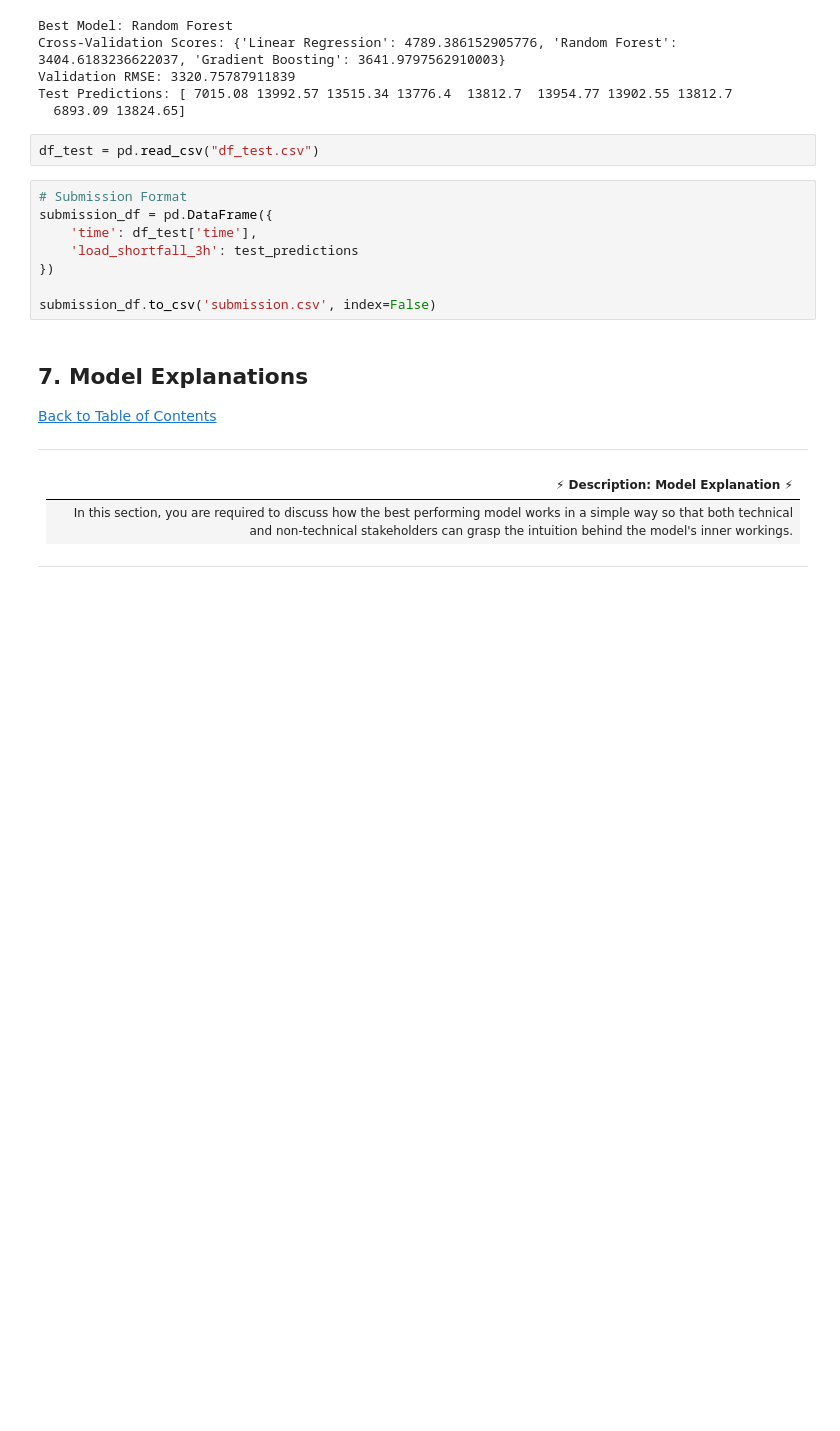
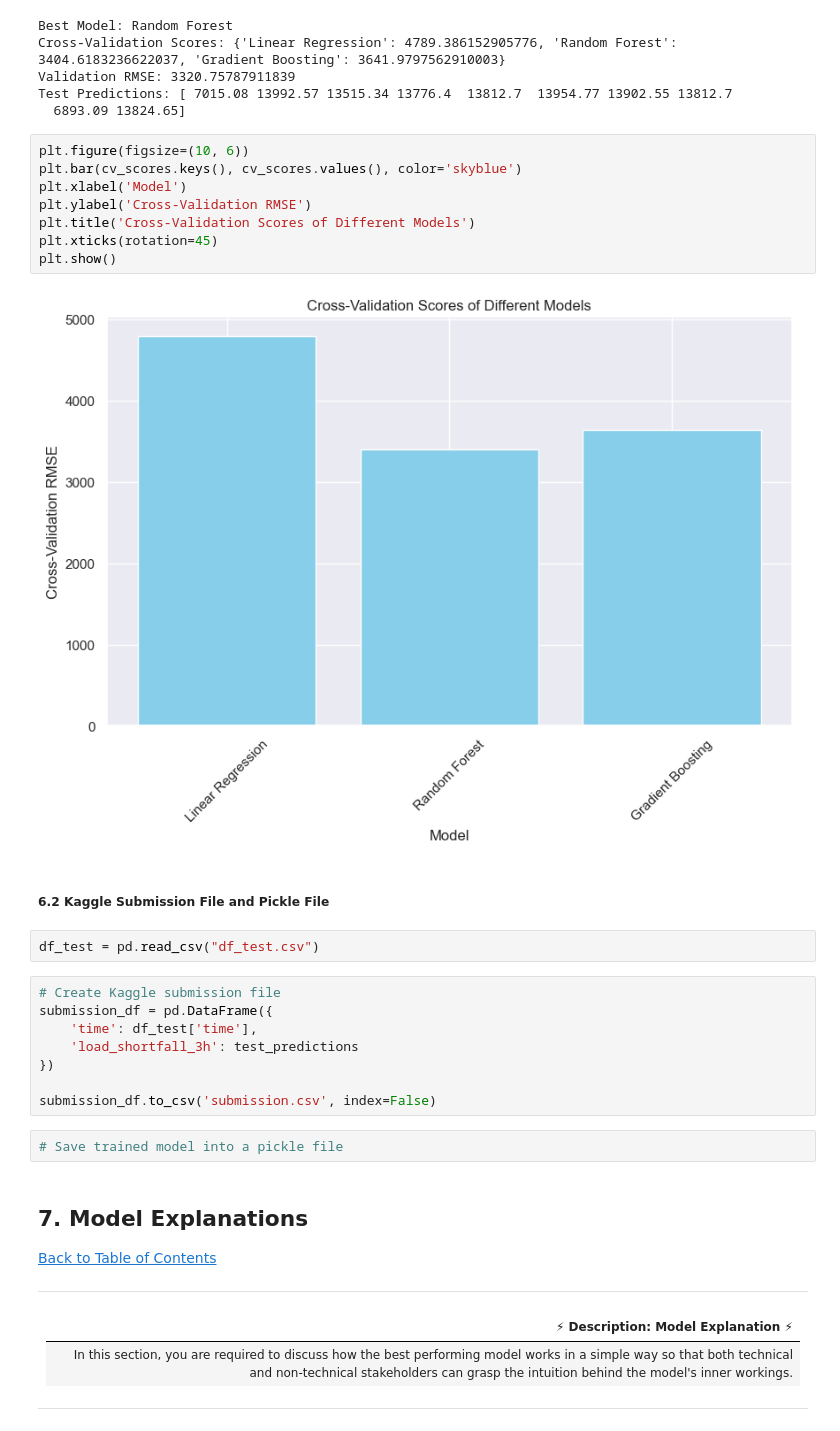
Before and after one commit to AneleMaphalala/Regression-Sprint-2307FTDS-Anele-Maphalala, a Jupyter notebook: Notebook.ipynb, the cells around one changed output. Drawn from its saved outputs; the diff is of its cells as text; blank space fills up the shorter version.

```diff
--- a/Notebook.ipynb
+++ b/Notebook.ipynb
@@ -818,16 +850,30 @@ Cross-Validation Scores: {'Linear Regression': 4789.386152905776, 'Random Forest
 Validation RMSE: 3320.75787911839
 Test Predictions: [ 7015.08 13992.57 13515.34 13776.4  13812.7  13954.77 13902.55 13812.7
   6893.09 13824.65]
+# %%
+plt.figure(figsize=(10, 6))
+plt.bar(cv_scores.keys(), cv_scores.values(), color='skyblue')
+plt.xlabel('Model')
+plt.ylabel('Cross-Validation RMSE')
+plt.title('Cross-Validation Scores of Different Models')
+plt.xticks(rotation=45)
+plt.show()
+# %% [output]
+[figure, added]
+# %% [markdown]
+##### 6.2 Kaggle Submission File and Pickle File
 # %%
 df_test = pd.read_csv("df_test.csv")
 # %%
-# Submission Format
+# Create Kaggle submission file
 submission_df = pd.DataFrame({
     'time': df_test['time'],
     'load_shortfall_3h': test_predictions
 })
 
 submission_df.to_csv('submission.csv', index=False)
+# %%
+# Save trained model into a pickle file
 # %% [markdown]
 <a id="seven"></a>
 ## 7. Model Explanations
```
Also changed, not shown: parts of 15 cells of this notebook.
